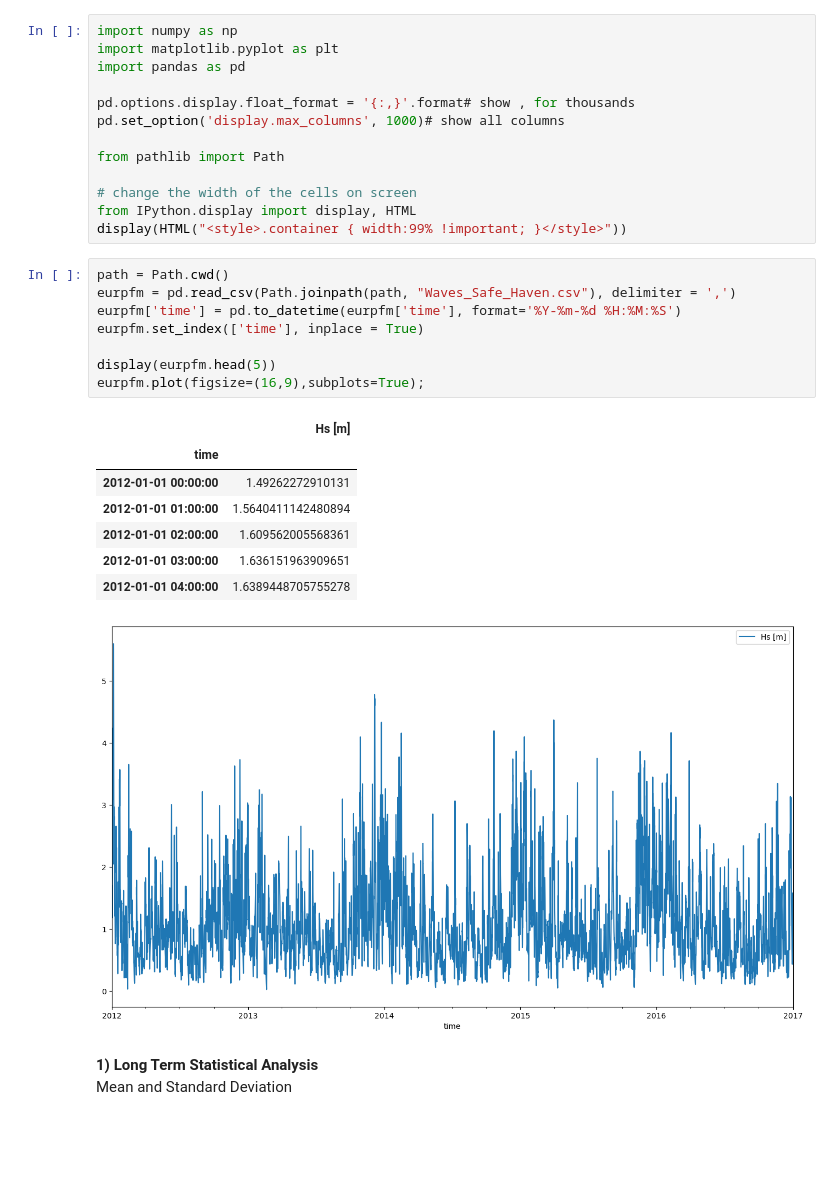
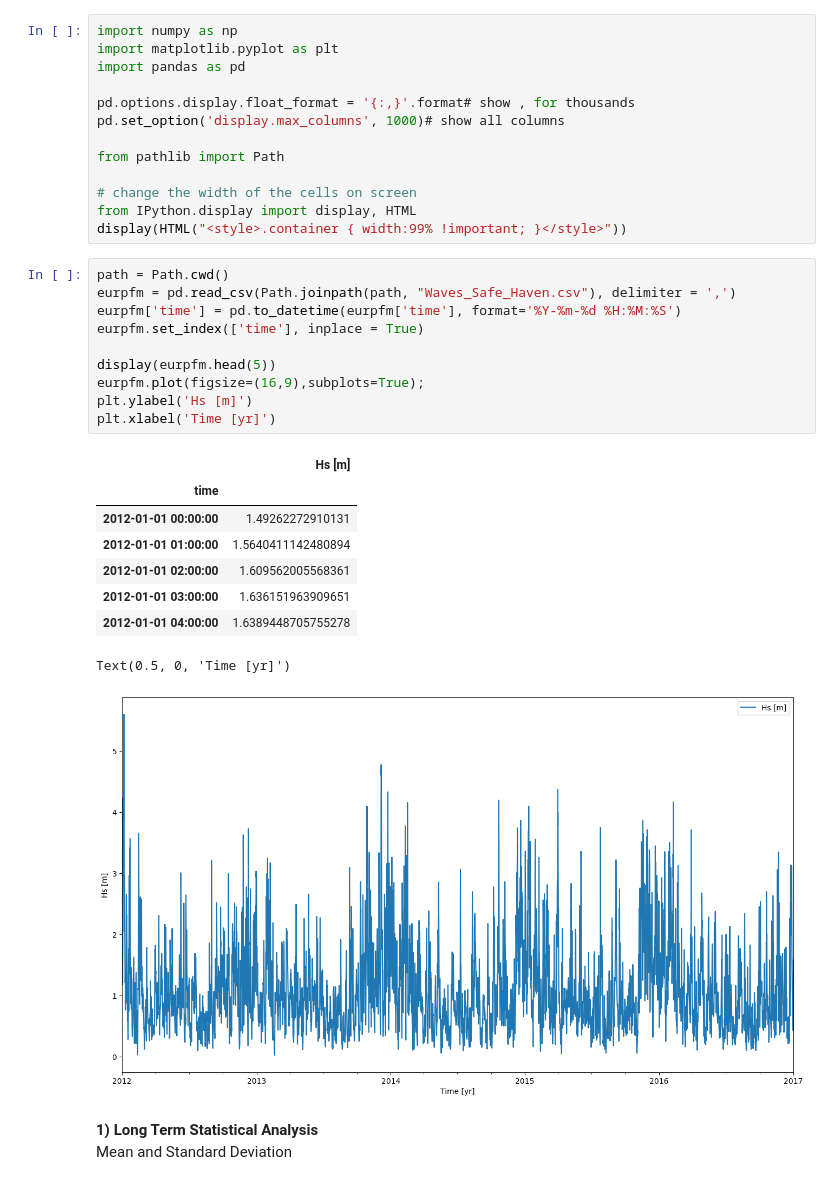
Before and after one commit to denisepierce01/Dredging, a Jupyter notebook: Dredging.ipynb, the cells around one changed output. Cells and saved outputs as stored; diff of their text form; blank space fills up the shorter version.

```diff
--- a/Dredging.ipynb
+++ b/Dredging.ipynb
@@ -16,20 +18,23 @@ display(HTML("<style>.container { width:99% !important; }</style>"))
 # %%
 path = Path.cwd()
 eurpfm = pd.read_csv(Path.joinpath(path, "Waves_Safe_Haven.csv"), delimiter = ',')
 eurpfm['time'] = pd.to_datetime(eurpfm['time'], format='%Y-%m-%d %H:%M:%S')
 eurpfm.set_index(['time'], inplace = True)
 
 display(eurpfm.head(5))
 eurpfm.plot(figsize=(16,9),subplots=True);
+plt.ylabel('Hs [m]')
+plt.xlabel('Time [yr]')
 # %% [output]
 |  | Hs [m] |
 | time |  |
 | 2012-01-01 00:00:00 | 1.49262272910131 |
 | 2012-01-01 01:00:00 | 1.5640411142480894 |
 | 2012-01-01 02:00:00 | 1.609562005568361 |
 | 2012-01-01 03:00:00 | 1.636151963909651 |
 | 2012-01-01 04:00:00 | 1.6389448705755278 |
+Text(0.5, 0, 'Time [yr]')
-[figure, old version]
+[figure, new version]
 # %% [markdown]
 **1) Long Term Statistical Analysis**
 \
```
Also changed, not shown: parts of 19 cells of this notebook.
